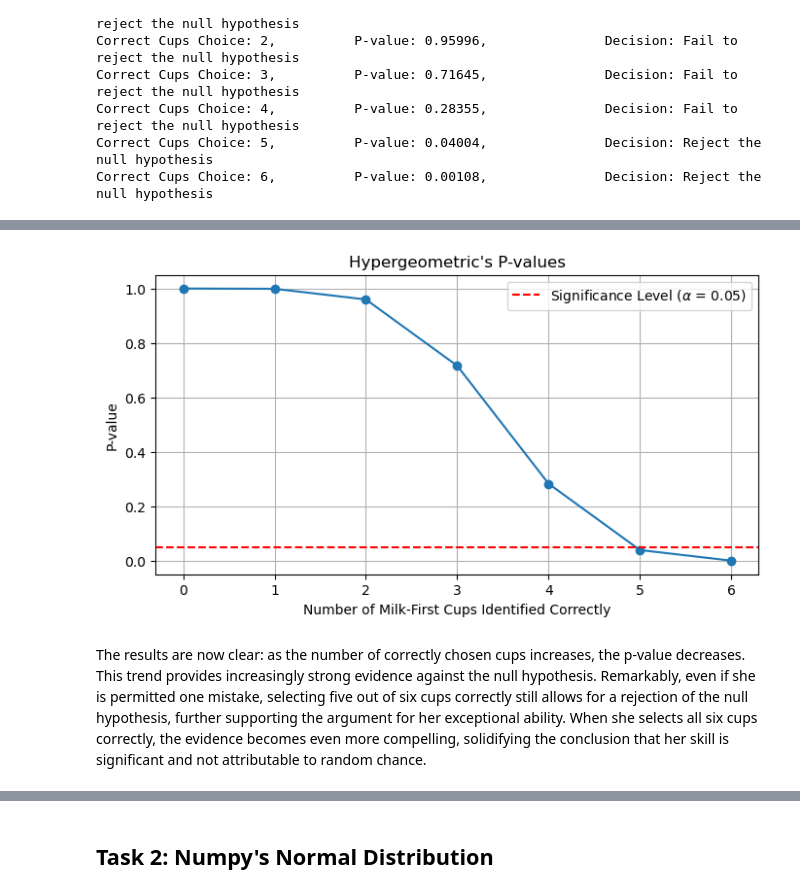
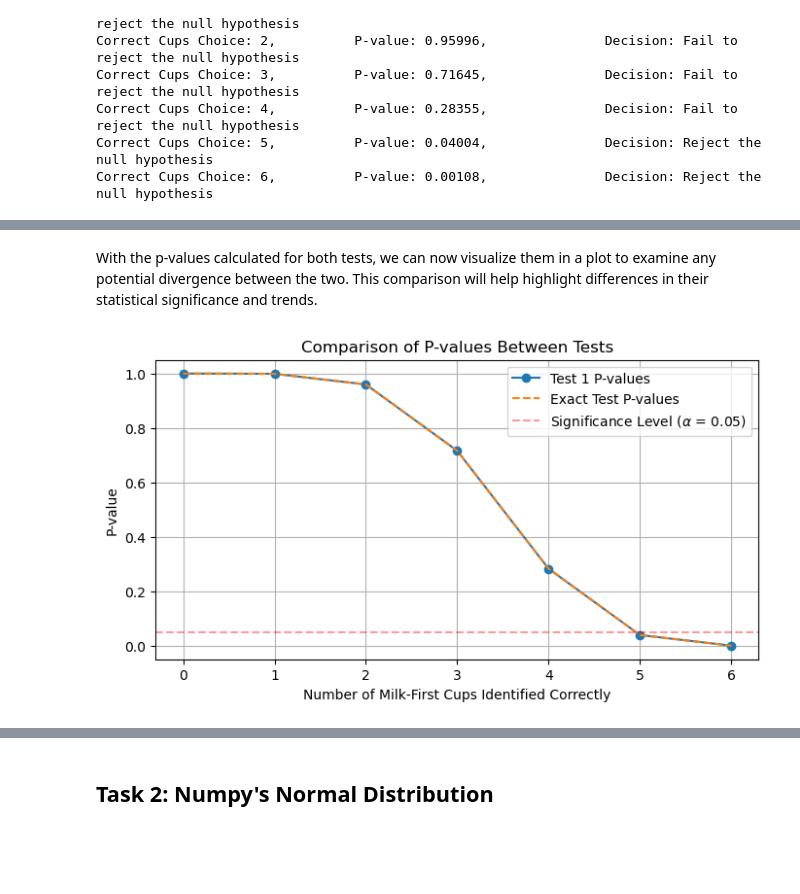
Before and after one commit to C-3sc0/applied_statistics, a Jupyter notebook: tasks.ipynb, the cells around one changed output, grey strips where cells are left out. Saved outputs shown, nothing was run; the diff lists cells and outputs as text; code cells hidden in the pictures; blank space fills up the shorter version.

Commit message:
revision of task 1 and implementation of fisher exact test

```diff
--- a/tasks.ipynb
+++ b/tasks.ipynb
@@ -358,15 +426,23 @@ let's try to visualize the results:
+# %% [markdown]
+With the p-values calculated for both tests, we can now visualize them in a plot to examine any potential divergence between the two. This comparison will help highlight differences in their statistical significance and trends.
 # %%
-fig, ax = plt.subplots(figsize=(8,4))
-ax.plot(success_counts, p_values, marker='o')
-ax.axhline(y=alpha, color='r', linestyle='--', label="Significance Level ($\\alpha$ = 0.05)")
+fig, ax = plt.subplots(figsize=(8, 4))
+
+# Plotting the p-values for both tests
+ax.plot(success_counts, p_values, marker='o', label="Test 1 P-values")
+ax.plot(success_counts_exact_test, p_values_exact_test, linestyle='--', label="Exact Test P-values")
+
+# Adding the significance level line
+ax.axhline(y=alpha, color='r', linestyle='--', alpha = 0.4, label="Significance Level ($\\alpha$ = 0.05)")
+
+# Setting labels and title
 ax.set_xlabel('Number of Milk-First Cups Identified Correctly')
 ax.set_ylabel('P-value')
-ax.set_title("Hypergeometric's P-values")
-ax.set_xticks(success_counts)
+ax.set_title("Comparison of P-values Between Tests")
+
+# Adding a legend and grid
 ax.legend()
 ax.grid()
 plt.show()
 # %% [output]
-[figure, old version]
+[figure, new version]
-# %% [markdown]
-The results are now clear: as the number of correctly chosen cups increases, the p-value decreases. This trend provides increasingly strong evidence against the null hypothesis. Remarkably,  even if she is permitted one mistake, selecting five out of six cups correctly still allows for a rejection of the null hypothesis, further supporting the argument for her exceptional ability. When she selects all six cups correctly, the evidence becomes even more compelling, solidifying the conclusion that her skill is significant and not attributable to random chance.
```
Also changed, not shown: parts of 88 cells of this notebook.
